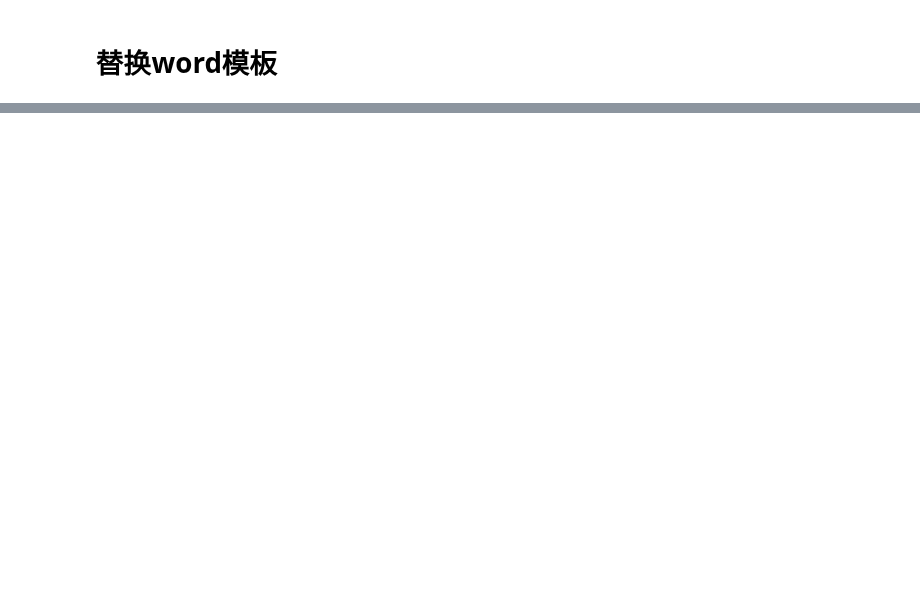
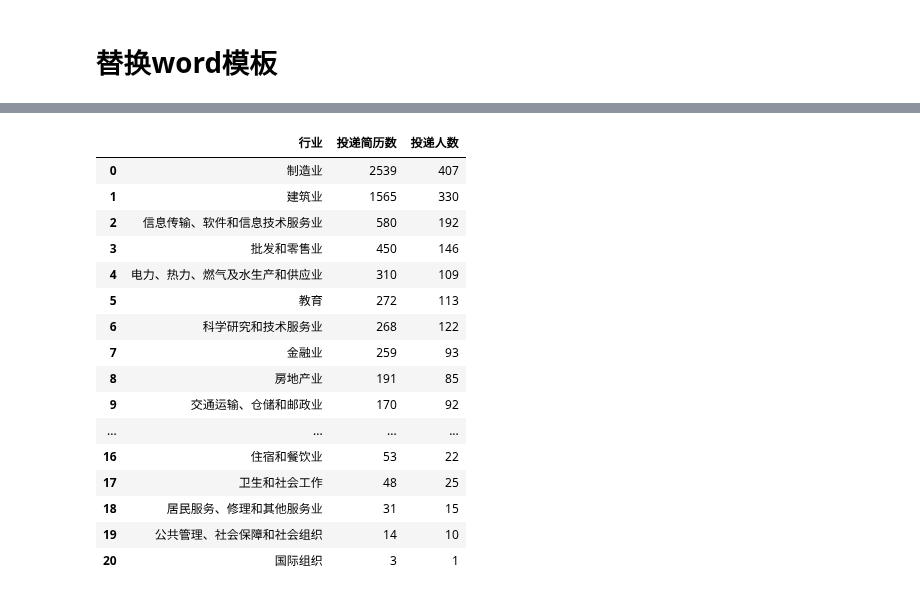
Before and after one commit to longxinke2/myCode, a Jupyter notebook: hnszx/取数.ipynb, the cells around one changed output, grey strips where cells are left out. Saved outputs shown, nothing was run; the diff lists cells and outputs as text; code cells hidden in the pictures; blank space fills up the shorter version.

```diff
--- a/hnszx/取数.ipynb
+++ b/hnszx/取数.ipynb
@@ -280,0 +727,80 @@ document.add_paragraph(content, style='CustomStyle1')
+# %%
+sql=f'''
+select case when a.CompanyIndustry in ('信息传输、软件和信息技术服务业','计算机/互联网/通信/电子','软件和信息技术服务业') then '信息传输、软件和信息技术服务业'
+		 when a.CompanyIndustry in ('建筑业','房地产/建筑') then '建筑业'
+		 when a.CompanyIndustry in ('科学研究和技术服务业') then '科学研究和技术服务业'
+		 when a.CompanyIndustry in ('租赁和商务服务业') then '租赁和商务服务业'
+		 when a.CompanyIndustry in ('批发和零售业','批发业','零售业') then '批发和零售业'
+		 when a.CompanyIndustry in ('教育','教育业','专业服务/教育/培训') then '教育'
+		 when a.CompanyIndustry in ('金融业','会计/金融/银行/保险') then '金融业'
+		 when a.CompanyIndustry in ('制造业','贸易/消费/制造/营运') then '制造业'
+		 when a.CompanyIndustry in ('住宿和餐饮业') then '住宿和餐饮业'
+		 when a.CompanyIndustry in ('公共管理、社会保障和社会组织','政府/非盈利机构/其他') then '公共管理、社会保障和社会组织'
+		 when a.CompanyIndustry in ('卫生和社会工作','制药/医疗') then '卫生和社会工作'
+		 when a.CompanyIndustry in ('文化、体育和娱乐业','广告/媒体') then '文化、体育和娱乐业'
+		 when a.CompanyIndustry in ('居民服务、修理和其他服务业','服务业') then '居民服务、修理和其他服务业'
+		 when a.CompanyIndustry in ('房地产业') then '房地产业'
+		 when a.CompanyIndustry in ('交通运输、仓储和邮政业','物流/运输') then '交通运输、仓储和邮政业'
+		 when a.CompanyIndustry in ('军队') then '军队'
+		 when a.CompanyIndustry in ('电力、热力、燃气及水生产和供应业','能源/原材料') then '电力、热力、燃气及水生产和供应业'
+		 when a.CompanyIndustry in ('水利、环境和公共设施管理业') then '水利、环境和公共设施管理业'
+		 when a.CompanyIndustry in ('采矿业') then '采矿业'
+		 when a.CompanyIndustry in ('农、林、牧、渔业') then '农、林、牧、渔业'
+		 when a.CompanyIndustry in ('国际组织') then '国际组织'
+         when a.CompanyIndustry IS NULL then '其他'
+         else a.CompanyIndustry end as [行业],count(distinct Id) [投递简历数],count(distinct StudentId) [投递人数]
+from(
+select a.Id,a.StudentId,Industry as CompanyIndustry  from bus_job_resume_relation a
+join bus_company_job b on a.JobId=b.Id
+join bus_company c on b.CompanyId=c.Id
+where CASE
+        WHEN MONTH(SendTime) > 8 THEN YEAR(SendTime) + 1
+        WHEN MONTH(SendTime) < 9 THEN YEAR(SendTime)
+        ELSE NULL
+    END={graduate_year}
+) a
+group by case when a.CompanyIndustry in ('信息传输、软件和信息技术服务业','计算机/互联网/通信/电子','软件和信息技术服务业') then '信息传输、软件和信息技术服务业'
+		 when a.CompanyIndustry in ('建筑业','房地产/建筑') then '建筑业'
+		 when a.CompanyIndustry in ('科学研究和技术服务业') then '科学研究和技术服务业'
+		 when a.CompanyIndustry in ('租赁和商务服务业') then '租赁和商务服务业'
+		 when a.CompanyIndustry in ('批发和零售业','批发业','零售业') then '批发和零售业'
+		 when a.CompanyIndustry in ('教育','教育业','专业服务/教育/培训') then '教育'
+		 when a.CompanyIndustry in ('金融业','会计/金融/银行/保险') then '金融业'
+		 when a.CompanyIndustry in ('制造业','贸易/消费/制造/营运') then '制造业'
+		 when a.CompanyIndustry in ('住宿和餐饮业') then '住宿和餐饮业'
+		 when a.CompanyIndustry in ('公共管理、社会保障和社会组织','政府/非盈利机构/其他') then '公共管理、社会保障和社会组织'
+		 when a.CompanyIndustry in ('卫生和社会工作','制药/医疗') then '卫生和社会工作'
+		 when a.CompanyIndustry in ('文化、体育和娱乐业','广告/媒体') then '文化、体育和娱乐业'
+		 when a.CompanyIndustry in ('居民服务、修理和其他服务业','服务业') then '居民服务、修理和其他服务业'
+		 when a.CompanyIndustry in ('房地产业') then '房地产业'
+		 when a.CompanyIndustry in ('交通运输、仓储和邮政业','物流/运输') then '交通运输、仓储和邮政业'
+		 when a.CompanyIndustry in ('军队') then '军队'
+		 when a.CompanyIndustry in ('电力、热力、燃气及水生产和供应业','能源/原材料') then '电力、热力、燃气及水生产和供应业'
+		 when a.CompanyIndustry in ('水利、环境和公共设施管理业') then '水利、环境和公共设施管理业'
+		 when a.CompanyIndustry in ('采矿业') then '采矿业'
+		 when a.CompanyIndustry in ('农、林、牧、渔业') then '农、林、牧、渔业'
+		 when a.CompanyIndustry in ('国际组织') then '国际组织'
+         when a.CompanyIndustry IS NULL then '其他'
+         else a.CompanyIndustry end
+				 ORDER BY [投递简历数] desc
+'''
+data_dwhy_jl=mssql_data(sql)
+data_dwhy_jl
+# %% [output]
+|  | 行业 | 投递简历数 | 投递人数 |
+| 0 | 制造业 | 2539 | 407 |
+| 1 | 建筑业 | 1565 | 330 |
+| 2 | 信息传输、软件和信息技术服务业 | 580 | 192 |
+| 3 | 批发和零售业 | 450 | 146 |
+| 4 | 电力、热力、燃气及水生产和供应业 | 310 | 109 |
+| 5 | 教育 | 272 | 113 |
+| 6 | 科学研究和技术服务业 | 268 | 122 |
+| 7 | 金融业 | 259 | 93 |
+| 8 | 房地产业 | 191 | 85 |
+| 9 | 交通运输、仓储和邮政业 | 170 | 92 |
+| ... | ... | ... | ... |
+| 16 | 住宿和餐饮业 | 53 | 22 |
+| 17 | 卫生和社会工作 | 48 | 25 |
+| 18 | 居民服务、修理和其他服务业 | 31 | 15 |
+| 19 | 公共管理、社会保障和社会组织 | 14 | 10 |
+| 20 | 国际组织 | 3 | 1 |
```
Also changed, not shown: parts of 39 cells of this notebook, 21 other files.
